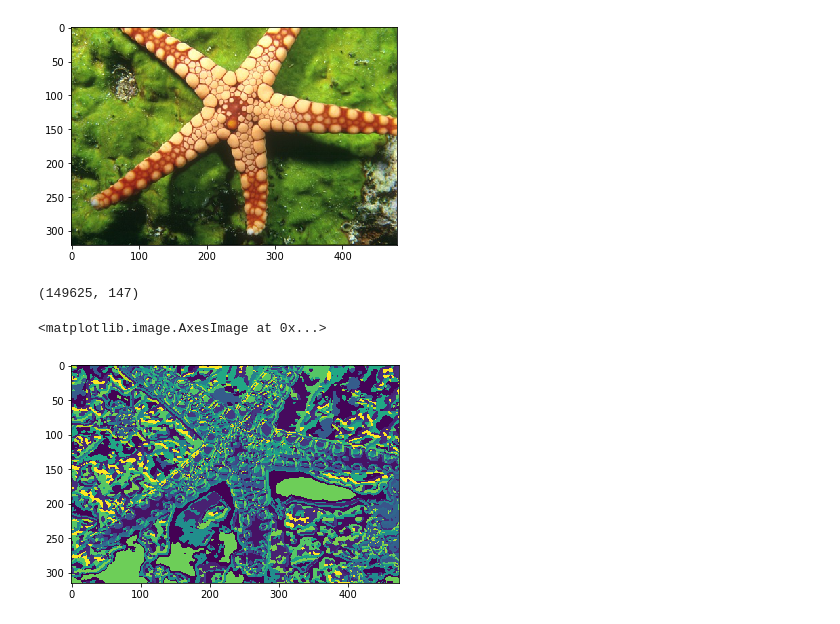
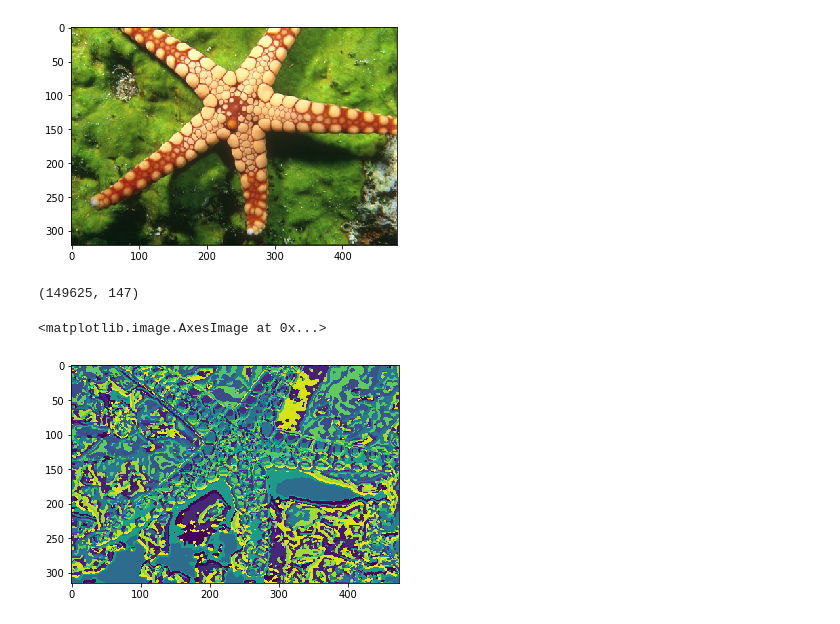
Before and after one commit to Charlottetheis/AIA, a Jupyter notebook: Jacob.ipynb, the cells around one changed output. Cells and saved outputs as stored; diff of their text form; code cells hidden in the pictures.

```diff
--- a/Jacob.ipynb
+++ b/Jacob.ipynb
@@ -415,6 +406,7 @@ kmeans = sklearn.cluster.KMeans(n_clusters=clusters, verbose=False).fit(feature_
 predicted_clusters = kmeans.predict(features)
 # %%
 cluster_img = predicted_clusters.reshape(img.shape[0]-2*E, img.shape[1]-2*E)
+img = img[E:-E, E:-E] # crop image to match shapes
 # %%
 plt.imshow(cluster_img)
 # %% [output]
@@ -460,12 +489,17 @@ plot_snake(model.snake)
+# %%
+def colorize_prob_img(prob_img, channels=(1,0)):
+    prob_img_color = np.zeros(prob_img.shape+(3,), dtype='uint8')
+    prob_img_color[:,:,channels[0]] =  prob_img*(prob_img > 0) * 255
+    prob_img_color[:,:,channels[1]] = -prob_img*(prob_img < 0) * 255
+    return prob_img_color
 # %%
 mask = model.enclosed_mask(cluster_img.shape, down_samp=4)
-prob_img, inside = create_prob_image(cluster_img,mask, return_inside=True)
-plt.figure(figsize=(14,8))
-plt.subplot(1,3,1)
-plt.imshow(prob_img, cmap='gray')
-plt.subplot(1,3,2)
-plot_dictionary(kmeans.cluster_centers_, 10,20)
-plt.subplot(1,3,3)
-plt.imshow(inside.reshape(10,20), cmap='gray')
+prob_img, probs = create_prob_image(cluster_img,mask, return_probs=True)
+plt.figure(figsize=(10,8))
+plt.subplot(1,2,1)
+plt.imshow(colorize_prob_img(prob_img-0.5), cmap='gray')
+plt.subplot(1,2,2)
+dict_img = layout_dictionary(kmeans.cluster_centers_, 10,10, highlight=probs-0.5);
+plt.imshow(dict_img)
 # %% [output]
 <matplotlib.image.AxesImage at 0x...>
@@ -480,16 +514,7 @@ while(True):
     if(i%5==0):
         mask = model.enclosed_mask(cluster_img.shape, down_samp=1)
         prob_img = create_prob_image(cluster_img, mask, filter_size=10)
-
-        prob_img_blue = np.zeros(prob_img.shape)
-        prob_img_red = np.zeros(prob_img.shape)
-        prob_mask = prob_img>0.5
-        prob_img_blue[prob_mask] = prob_img[prob_mask]
-        prob_img_red[~prob_mask] = 0.5-prob_img[~prob_mask]
-        prob_img_color = np.empty(prob_img.shape+(3,))
-        prob_img_color[:,:,0] = prob_img_blue
-        prob_img_color[:,:,1] = 0
-        prob_img_color[:,:,2] = prob_img_red
+        prob_img_color = colorize_prob_img(prob_img-0.5, channels=(1,2))
 
     model.set_forces(model.read_values(prob_img) - 0.5)
 
@@ -565,22 +621,21 @@ def ndim2col(A, BSZ, stepsize=1):
 # %%
 E = 3
 K = 1+2*E
 patch_size = (K,K)
 features = ndim2col(img, patch_size).transpose()
-new_shape = tuple(np.array(img.shape) - (2*E))
 print(features.shape)
 
-samp_size = 1000
+samp_size = 5000
 clusters = 100
 sample_idx = np.random.permutation(features.shape[0])[:samp_size]
 feature_sample = features[sample_idx,:]
 kmeans = sklearn.cluster.KMeans(n_clusters=clusters, verbose=False).fit(feature_sample)
 
 predicted_clusters = kmeans.predict(features)
 cluster_img = predicted_clusters.reshape(img.shape[0]-2*E, img.shape[1]-2*E)
 img = img[E:-E, E:-E] # crop image to match shapes
 plt.imshow(cluster_img)
 # %% [output]
 (149625, 147)
 <matplotlib.image.AxesImage at 0x...>
-[figure, old version]
+[figure, new version]
```
Also changed, not shown: parts of 23 cells of this notebook, 1 other file.
